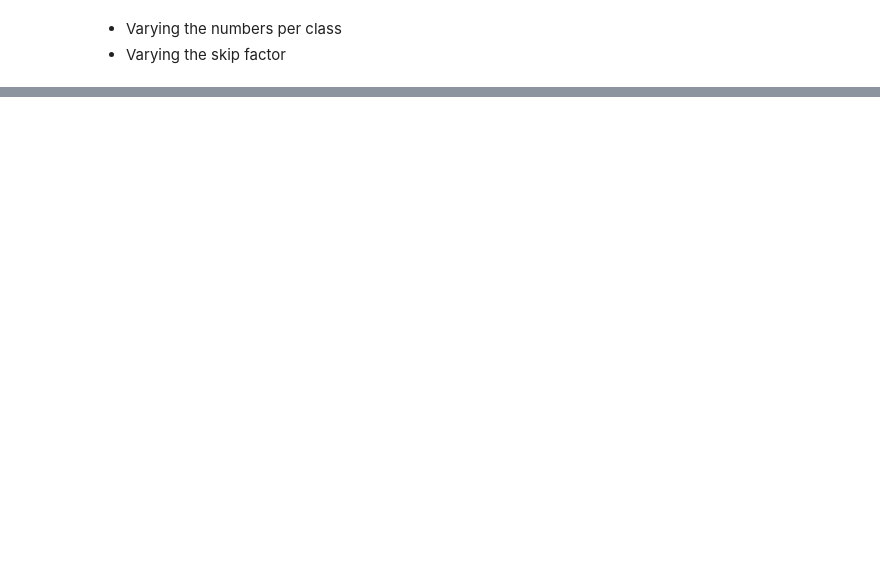
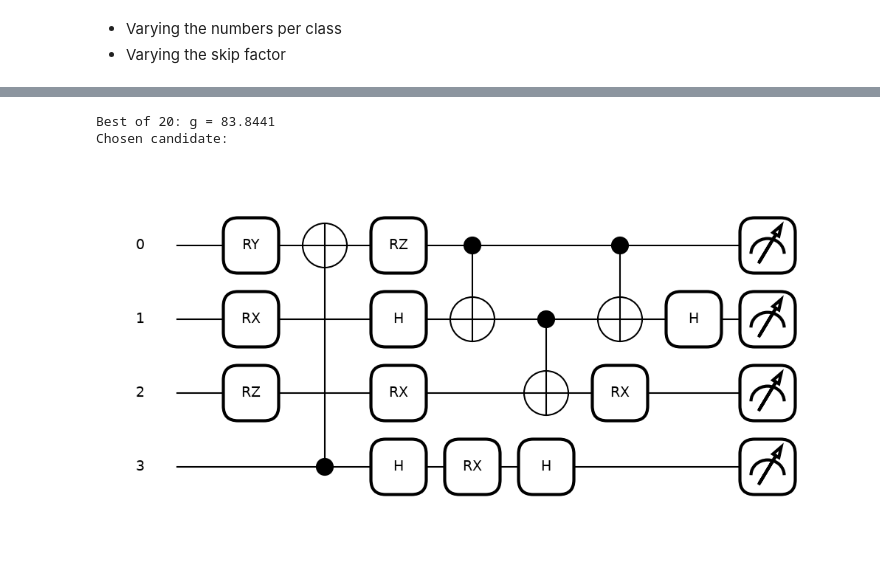
Before and after one commit to marrrrrrta/Automatic_Design_QFM_Genomic_Classification, a Jupyter notebook: KernelGap_synthetic_v4.ipynb, the cells around one changed output, grey strips where cells are left out. Drawn from its saved outputs; the diff is of its cells as text; code cells hidden in the pictures; blank space fills up the shorter version.

```diff
--- a/KernelGap_synthetic_v4.ipynb
+++ b/KernelGap_synthetic_v4.ipynb
@@ -75,0 +80,15 @@ plt.show()
+# %%
+candidate, g = find_hard_generating_candidate(n_candidates=20, seed=45)
+print(f"Chosen candidate:")
+dev = qml.device("default.qubit", wires=candidate.n_qubits)
+
+@qml.qnode(dev)
+def circuit(x):
+    build_circuit(candidate, x)
+    return qml.state()
+
+fig, ax = qml.draw_mpl(circuit)(X_train[0])
+# %% [output]
+Best of 20: g = 83.8441
+Chosen candidate:
+[figure, added]
```
Also changed, not shown: parts of 10 cells of this notebook, 11 other files.
